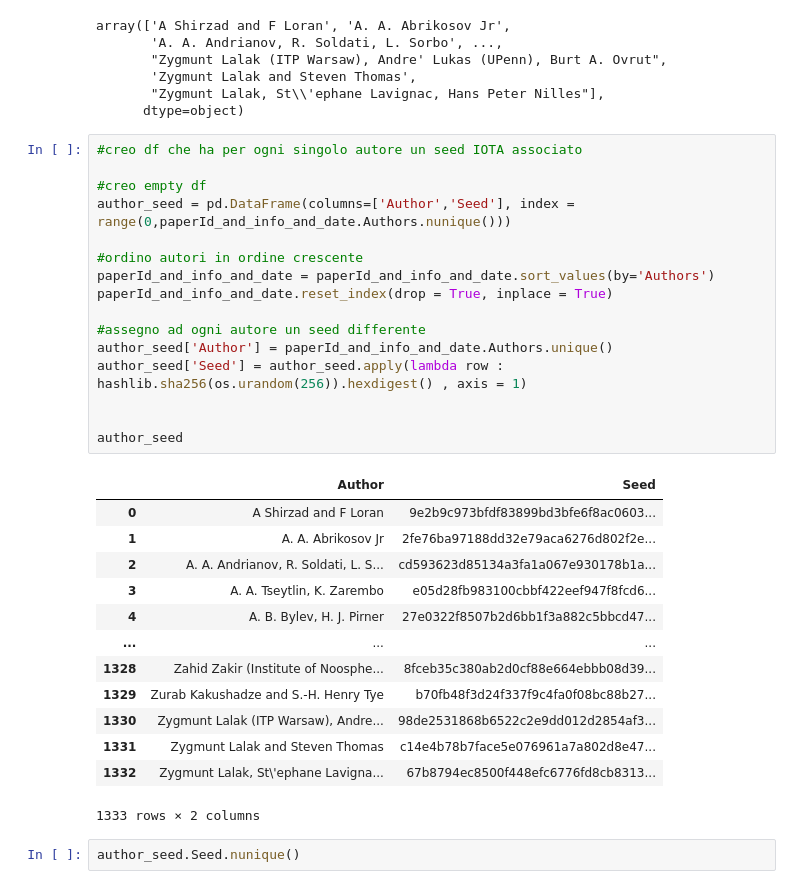
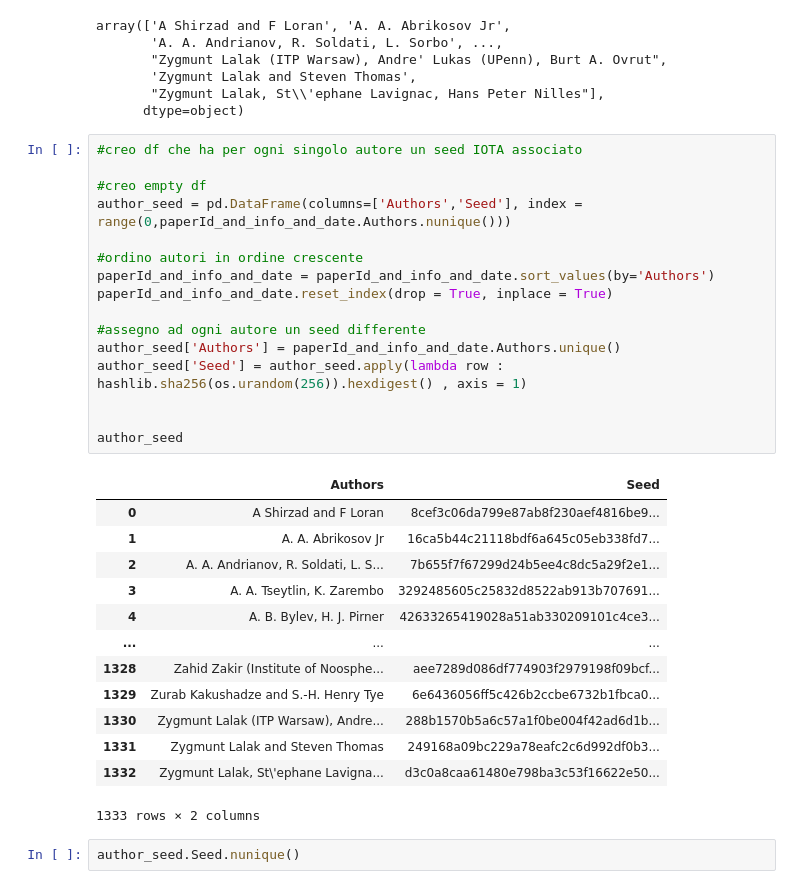
Before and after one commit to matteo-Donofrio-unipi/Master_Degree_Thesis, a Jupyter notebook: cit-abstract-scraper.ipynb, the cells around one changed output. Cells and saved outputs as stored; diff of their text form.

```diff
--- a/cit-abstract-scraper.ipynb
+++ b/cit-abstract-scraper.ipynb
@@ -234,32 +234,32 @@ array(['A Shirzad and F Loran', 'A. A. Abrikosov Jr',
 # %%
 #creo df che ha per ogni singolo autore un seed IOTA associato
 
 #creo empty df
-author_seed = pd.DataFrame(columns=['Author','Seed'], index = range(0,paperId_and_info_and_date.Authors.nunique()))
+author_seed = pd.DataFrame(columns=['Authors','Seed'], index = range(0,paperId_and_info_and_date.Authors.nunique()))
 
 #ordino autori in ordine crescente
 paperId_and_info_and_date = paperId_and_info_and_date.sort_values(by='Authors')
 paperId_and_info_and_date.reset_index(drop = True, inplace = True)
 
 #assegno ad ogni autore un seed differente
-author_seed['Author'] = paperId_and_info_and_date.Authors.unique()
+author_seed['Authors'] = paperId_and_info_and_date.Authors.unique()
 author_seed['Seed'] = author_seed.apply(lambda row : hashlib.sha256(os.urandom(256)).hexdigest() , axis = 1)
 
 
 author_seed
 # %% [output]
-|  | Author | Seed |
-| 0 | A Shirzad and F Loran | 9e2b9c973bfdf83899bd3bfe6f8ac0603... |
-| 1 | A. A. Abrikosov Jr | 2fe76ba97188dd32e79aca6276d802f2e... |
-| 2 | A. A. Andrianov, R. Soldati, L. S... | cd593623d85134a3fa1a067e930178b1a... |
-| 3 | A. A. Tseytlin, K. Zarembo | e05d28fb983100cbbf422eef947f8fcd6... |
-| 4 | A. B. Bylev, H. J. Pirner | 27e0322f8507b2d6bb1f3a882c5bbcd47... |
+|  | Authors | Seed |
+| 0 | A Shirzad and F Loran | 8cef3c06da799e87ab8f230aef4816be9... |
+| 1 | A. A. Abrikosov Jr | 16ca5b44c21118bdf6a645c05eb338fd7... |
+| 2 | A. A. Andrianov, R. Soldati, L. S... | 7b655f7f67299d24b5ee4c8dc5a29f2e1... |
+| 3 | A. A. Tseytlin, K. Zarembo | 3292485605c25832d8522ab913b707691... |
+| 4 | A. B. Bylev, H. J. Pirner | 42633265419028a51ab330209101c4ce3... |
 | ... | ... | ... |
-| 1328 | Zahid Zakir (Institute of Noosphe... | 8fceb35c380ab2d0cf88e664ebbb08d39... |
-| 1329 | Zurab Kakushadze and S.-H. Henry Tye | b70fb48f3d24f337f9c4fa0f08bc88b27... |
-| 1330 | Zygmunt Lalak (ITP Warsaw), Andre... | 98de2531868b6522c2e9dd012d2854af3... |
-| 1331 | Zygmunt Lalak and Steven Thomas | c14e4b78b7face5e076961a7a802d8e47... |
-| 1332 | Zygmunt Lalak, St\'ephane Lavigna... | 67b8794ec8500f448efc6776fd8cb8313... |
+| 1328 | Zahid Zakir (Institute of Noosphe... | aee7289d086df774903f2979198f09bcf... |
+| 1329 | Zurab Kakushadze and S.-H. Henry Tye | 6e6436056ff5c426b2ccbe6732b1fbca0... |
+| 1330 | Zygmunt Lalak (ITP Warsaw), Andre... | 288b1570b5a6c57a1f0be004f42ad6d1b... |
+| 1331 | Zygmunt Lalak and Steven Thomas | 249168a09bc229a78eafc2c6d992df0b3... |
+| 1332 | Zygmunt Lalak, St\'ephane Lavigna... | d3c0a8caa61480e798ba3c53f16622e50... |
 1333 rows × 2 columns
 # %%
 author_seed.Seed.nunique()
```
Also changed, not shown: parts of 10 cells of this notebook, 2 other files.
